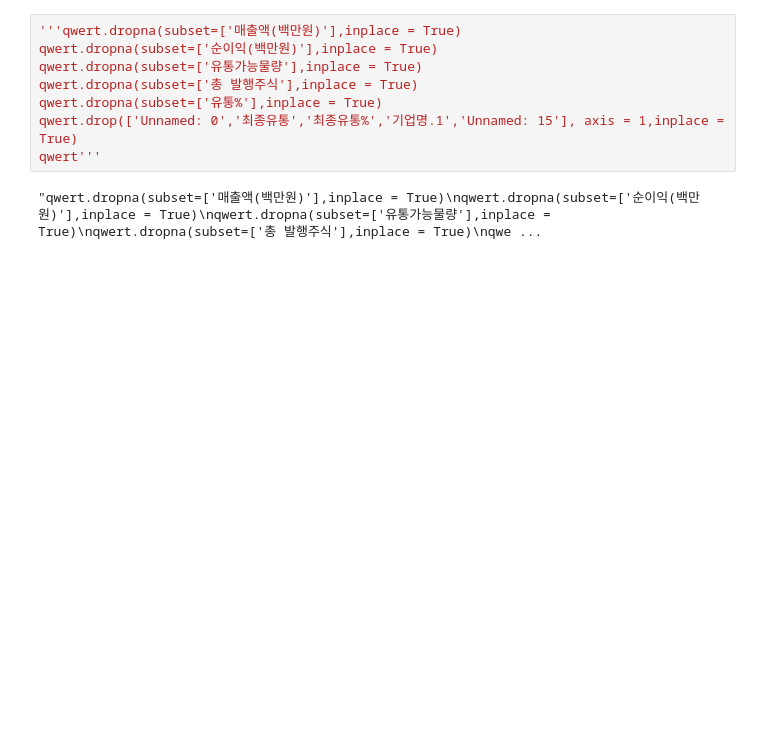
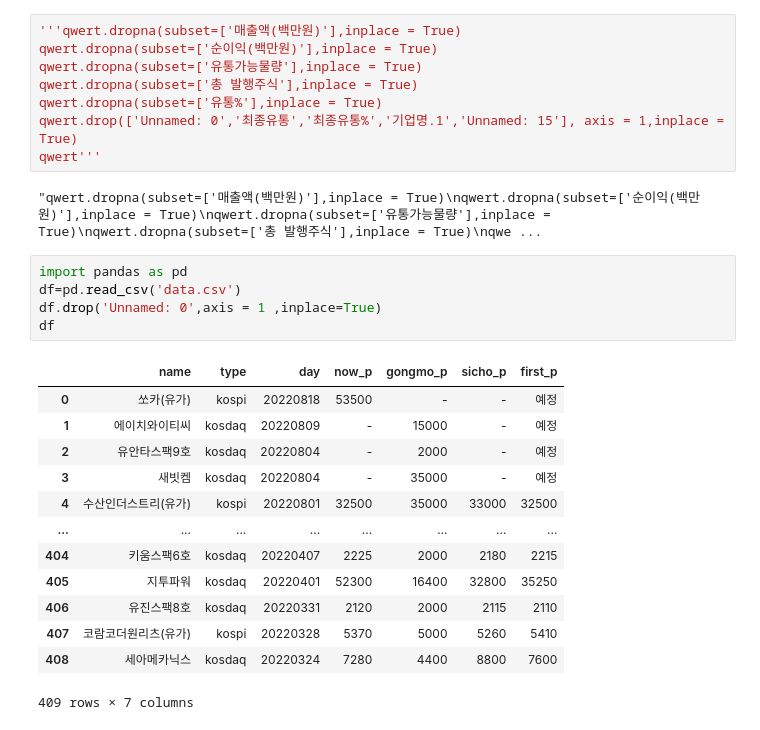
Before and after one commit to kj021/Prediction-of-IPO-stock-price-using-chatbot, a Jupyter notebook: Data_Preprocessing/Data_Processing.ipynb, the cells around one changed output. Cells and saved outputs as stored; diff of their text form; blank space fills up the shorter version.

```diff
--- a/Data_Preprocessing/Data_Processing.ipynb
+++ b/Data_Preprocessing/Data_Processing.ipynb
@@ -346,3 +346,22 @@ qwert.drop(['Unnamed: 0','최종유통','최종유통%','기업명.1','Unnamed:
 qwert'''
 # %% [output]
 "qwert.dropna(subset=['매출액(백만원)'],inplace = True)\nqwert.dropna(subset=['순이익(백만원)'],inplace = True)\nqwert.dropna(subset=['유통가능물량'],inplace = True)\nqwert.dropna(subset=['총 발행주식'],inplace = True)\nqwe ...
+# %%
+import pandas as pd
+df=pd.read_csv('data.csv')
+df.drop('Unnamed: 0',axis = 1 ,inplace=True)
+df
+# %% [output]
+|  | name | type | day | now_p | gongmo_p | sicho_p | first_p |
+| 0 | 쏘카(유가) | kospi | 20220818 | 53500 | - | - | 예정 |
+| 1 | 에이치와이티씨 | kosdaq | 20220809 | - | 15000 | - | 예정 |
+| 2 | 유안타스팩9호 | kosdaq | 20220804 | - | 2000 | - | 예정 |
+| 3 | 새빗켐 | kosdaq | 20220804 | - | 35000 | - | 예정 |
+| 4 | 수산인더스트리(유가) | kospi | 20220801 | 32500 | 35000 | 33000 | 32500 |
+| ... | ... | ... | ... | ... | ... | ... | ... |
+| 404 | 키움스팩6호 | kosdaq | 20220407 | 2225 | 2000 | 2180 | 2215 |
+| 405 | 지투파워 | kosdaq | 20220401 | 52300 | 16400 | 32800 | 35250 |
+| 406 | 유진스팩8호 | kosdaq | 20220331 | 2120 | 2000 | 2115 | 2110 |
+| 407 | 코람코더원리츠(유가) | kospi | 20220328 | 5370 | 5000 | 5260 | 5410 |
+| 408 | 세아메카닉스 | kosdaq | 20220324 | 7280 | 4400 | 8800 | 7600 |
+409 rows × 7 columns
```
Also changed, not shown: 19 other files.
